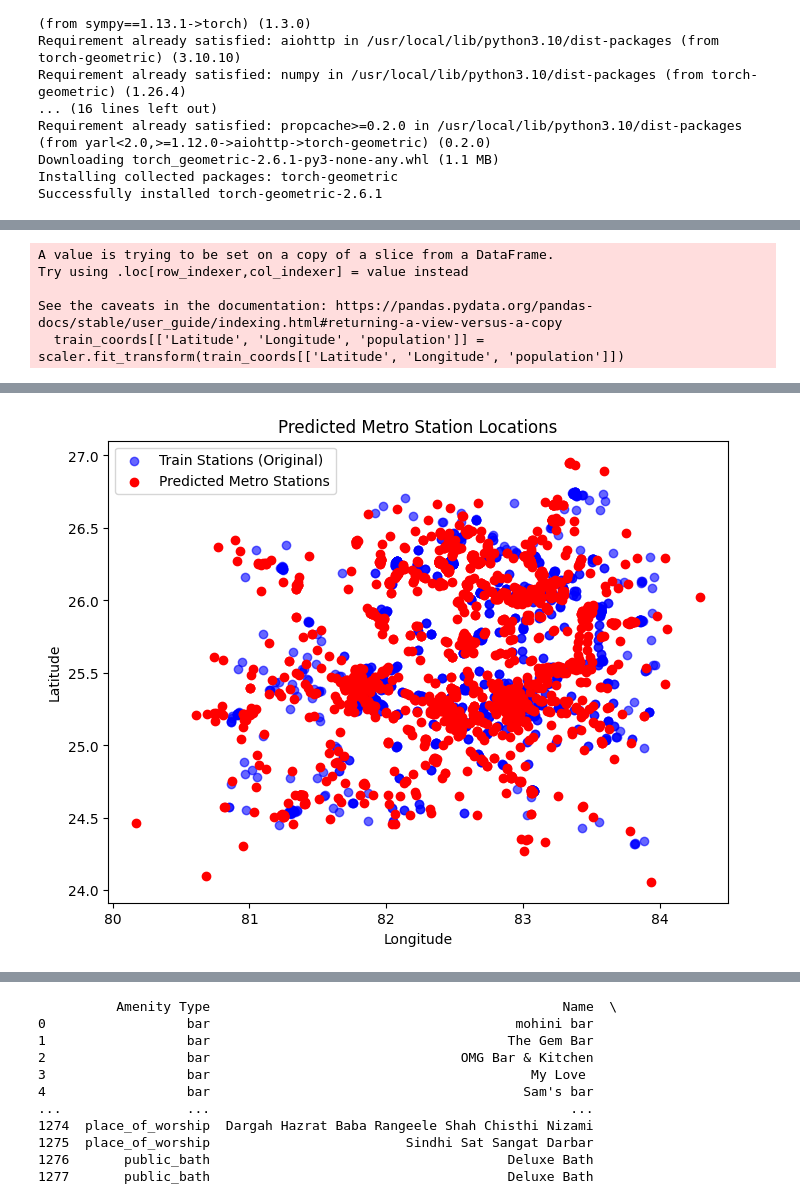
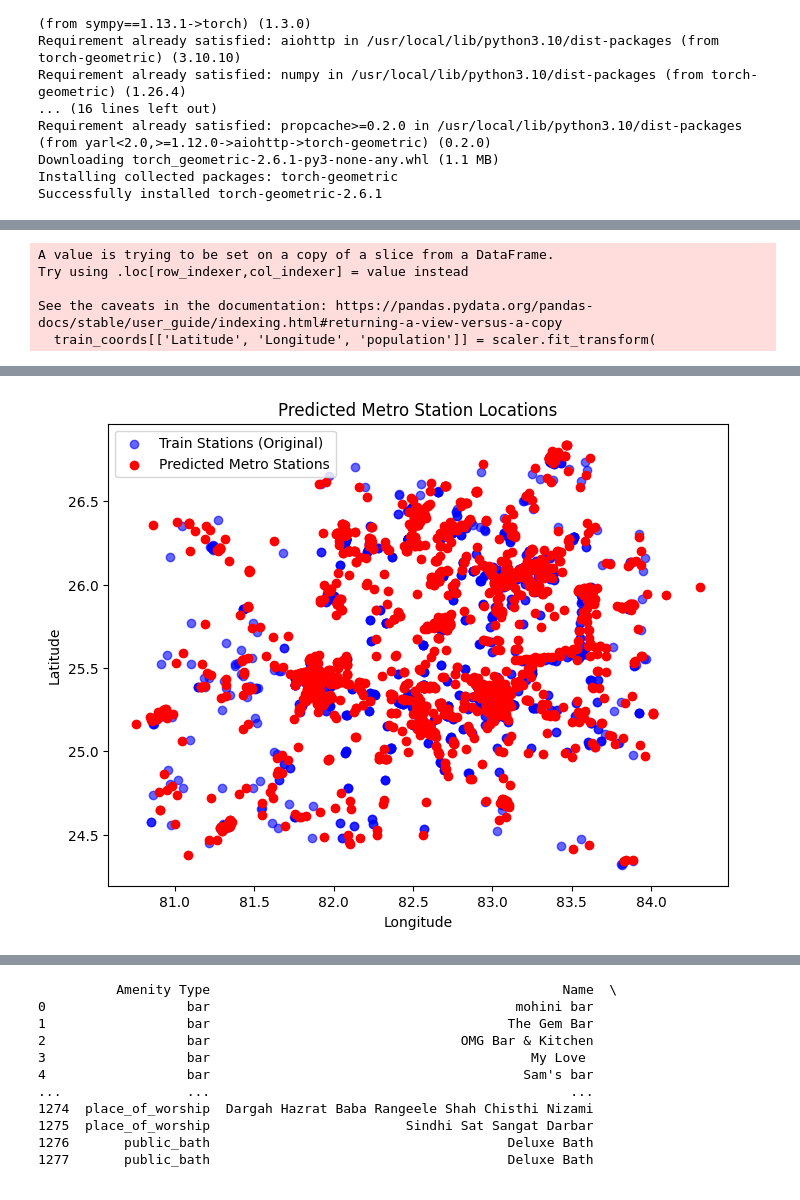
Before and after one commit to chetaniitbhilai/ML_Project, a Jupyter notebook: models/model_test/GNN_MayankPatel.ipynb, the cells around one changed output, grey strips where cells are left out. Cells and saved outputs as stored; diff of their text form; code cells hidden in the pictures.

```diff
--- a/models/model_test/GNN_MayankPatel.ipynb
+++ b/models/model_test/GNN_MayankPatel.ipynb
@@ -149,19 +472,25 @@ train_coords = train_data[['Latitude', 'Longitude', 'population']]
 
 # Normalize Latitude, Longitude, and Population using MinMaxScaler
 scaler = MinMaxScaler()
-train_coords[['Latitude', 'Longitude', 'population']] = scaler.fit_transform(train_coords[['Latitude', 'Longitude', 'population']])
+train_coords[['Latitude', 'Longitude', 'population']] = scaler.fit_transform(
+    train_coords[['Latitude', 'Longitude', 'population']]
+)
 
 # Create the graph (G) for the training dataset
 G = nx.Graph()
 for idx, row in train_coords.iterrows():
     G.add_node(idx, latitude=row['Latitude'], longitude=row['Longitude'], population=row['population'])
 
-# Use Nearest Neighbors to add edges between nodes based on geographic proximity
+# Use Nearest Neighbors to add edges based on geographic proximity
 nbrs = NearestNeighbors(n_neighbors=2, algorithm='ball_tree').fit(train_coords[['Latitude', 'Longitude']])
 distances, indices = nbrs.kneighbors(train_coords[['Latitude', 'Longitude']])
 for i, neighbors in enumerate(indices):
     for j in range(1, len(neighbors)):
-        G.add_edge(i, neighbors[j])
+        # Compute the absolute difference in population
+        population_diff = abs(train_coords['population'].iloc[i] + train_coords['population'].iloc[neighbors[j]])
+
+        # Add the edge with the population difference as weight
+        G.add_edge(i, neighbors[j], weight=population_diff)
 
 # Prepare the node features and edges for PyTorch Geometric
 node_features = []
@@ -169,37 +498,45 @@ for node in G.nodes(data=True):
     node_features.append([node[1]['latitude'], node[1]['longitude'], node[1]['population']])
 
 edge_index = []
-for edge in G.edges():
+edge_weight = []
+for edge in G.edges(data=True):
     edge_index.append([edge[0], edge[1]])
+    edge_weight.append(edge[2]['weight'])
 
-# Convert node features and edge index to torch tensors
+# Convert node features, edge index, and edge weights to torch tensors
 x = torch.tensor(node_features, dtype=torch.float)
 edge_index = torch.tensor(edge_index, dtype=torch.long).t().contiguous()
+edge_weight = torch.tensor(edge_weight, dtype=torch.float)
 
 # Create the PyTorch Geometric data object
-data = Data(x=x, edge_index=edge_index)
+data = Data(x=x, edge_index=edge_index, edge_weight=edge_weight)
 
-# Define the GCN model
+# Define the GCN model for regression (output latitude and longitude)
 class GCN(nn.Module):
     def __init__(self):
         super(GCN, self).__init__()
-        self.conv1 = GCNConv(3, 16)  # Input: 3 features (Lat, Long, Population)
+        self.conv1 = GCNConv(3, 16)
         self.conv2 = GCNConv(16, 32)
-        self.conv3 = GCNConv(32, 2)  # Output: 2 features (Predicted Lat, Long)
+        self.conv3 = GCNConv(32, 64)
+        self.conv4 = GCNConv(64, 32)
+        self.conv5 = GCNConv(32, 2)  # Output 2 values for latitude and longitude
 
     def forward(self, data):
-        x, edge_index = data.x, data.edge_index
-        x = self.conv1(x, edge_index)
-        x = torch.relu(x)
-        x = self.conv2(x, edge_index)
-        x = torch.relu(x)
-        x = self.conv3(x, edge_index)
+        x, edge_index, edge_weight = data.x, data.edge_index, data.edge_weight
+        x = torch.relu(self.conv1(x, edge_index, edge_weight=edge_weight))
+        x = torch.relu(self.conv2(x, edge_index, edge_weight=edge_weight))
+        x = torch.relu(self.conv3(x, edge_index, edge_weight=edge_weight))
+        x = torch.relu(self.conv4(x, edge_index, edge_weight=edge_weight))
+        x = self.conv5(x, edge_index, edge_weight=edge_weight)  # Output latitude and longitude
         return x
 
 # Initialize the model, loss function, and optimizer
 model = GCN()
-criterion = nn.MSELoss()
+criterion = nn.MSELoss()  # Mean Squared Error loss for regression
 optimizer = optim.Adam(model.parameters(), lr=0.01)
+
+# Prepare target data (latitude and longitude) for regression
+target = torch.tensor(train_coords[['Latitude', 'Longitude']].values, dtype=torch.float)
 
 # Train the model
 epochs = 1000
@@ -207,8 +544,7 @@ for epoch in range(epochs):
     model.train()
     optimizer.zero_grad()
     out = model(data)  # Forward pass
-    target = data.x[:, :2]  # Target is Latitude and Longitude (first two features)
-    loss = criterion(out, target)
+    loss = criterion(out, target)  # MSE loss
     loss.backward()
     optimizer.step()
 
@@ -219,10 +555,12 @@ for epoch in range(epochs):
 model.eval()
 predicted_positions = model(data).detach().numpy()
 
-# Inverse transform the predictions using the same scaler (for Lat, Long)
-predicted_positions = scaler.inverse_transform(
-    np.hstack((predicted_positions, np.zeros((predicted_positions.shape[0], 1))))
-)[:, :2]  # Only take Lat and Long
+# Add a third column (population) to the predicted positions before inverse transform
+# We can fill the population column with zeros for now as it's not used in predictions
+predicted_positions_with_population = np.hstack((predicted_positions, np.zeros((predicted_positions.shape[0], 1))))
+
+# Inverse transform the predictions using the same scaler (for Lat, Long, Population)
+predicted_positions = scaler.inverse_transform(predicted_positions_with_population)[:, :2]  # Only take Lat and Long
 
 # Clip the latitude values to stay within a valid range (Assume 0 to 50)
 predicted_positions[:, 0] = np.clip(predicted_positions[:, 0], 0, 50)  # Latitude range
@@ -241,4 +579,4 @@ A value is trying to be set on a copy of a slice from a DataFrame.
 Try using .loc[row_indexer,col_indexer] = value instead
 
 See the caveats in the documentation: https://pandas.pydata.org/pandas-docs/stable/user_guide/indexing.html#returning-a-view-versus-a-copy
-  train_coords[['Latitude', 'Longitude', 'population']] = scaler.fit_transform(train_coords[['Latitude', 'Longitude', 'population']])
+  train_coords[['Latitude', 'Longitude', 'population']] = scaler.fit_transform(
@@ -262,2 +600,2 @@ Epoch 990, Loss: 0.00032391390413977206
-[figure, old version]
+[figure, new version]
 # %%
```
Also changed, not shown: parts of 13 cells of this notebook.
